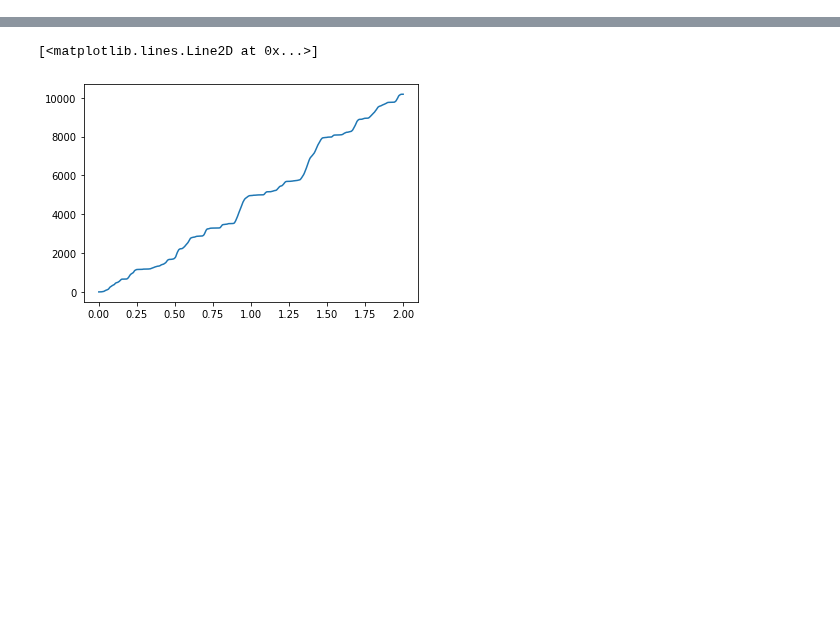
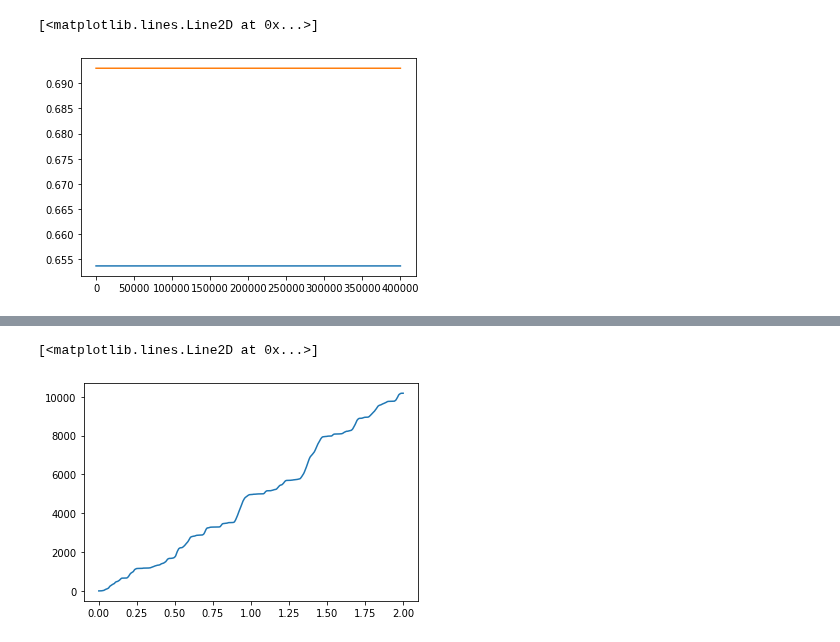
Before and after one commit to matibilkis/continuous, a Jupyter notebook: comparing_results/hypothesis_testing.ipynb, the cells around one changed output, grey strips where cells are left out. Drawn from its saved outputs; the diff is of its cells as text; code cells hidden in the pictures; blank space fills up the shorter version.

```diff
--- a/comparing_results/hypothesis_testing.ipynb
+++ b/comparing_results/hypothesis_testing.ipynb
@@ -16,0 +47,6 @@ from numerics.utilities.misc import *
+# %%
+plt.plot(covs1[:,0])
+plt.plot(covs0[:,0])
+# %% [output]
+[<matplotlib.lines.Line2D at 0x...>]
+[figure, added]
```
Also changed, not shown: parts of 16 cells of this notebook, 11 other files.
